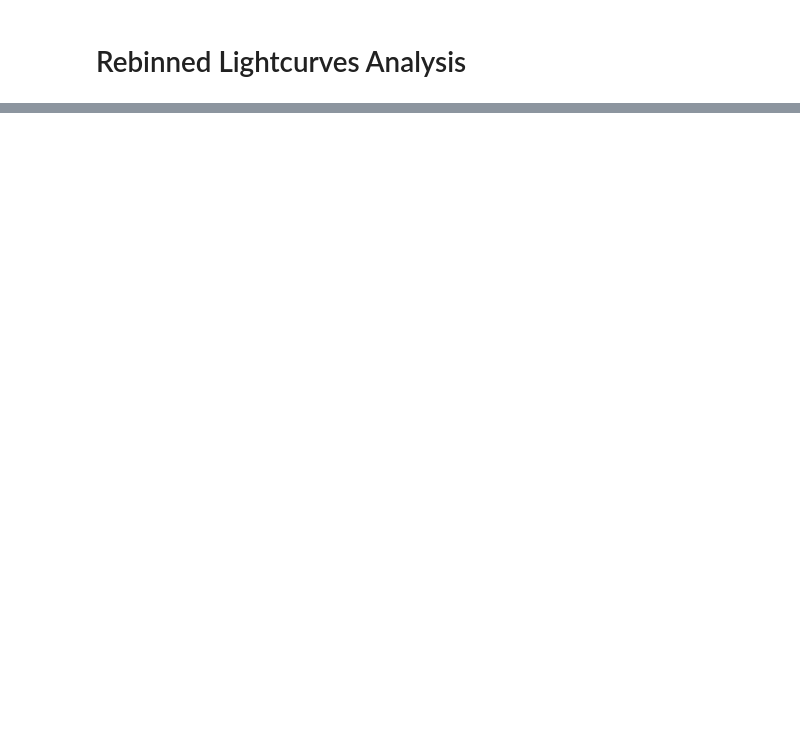
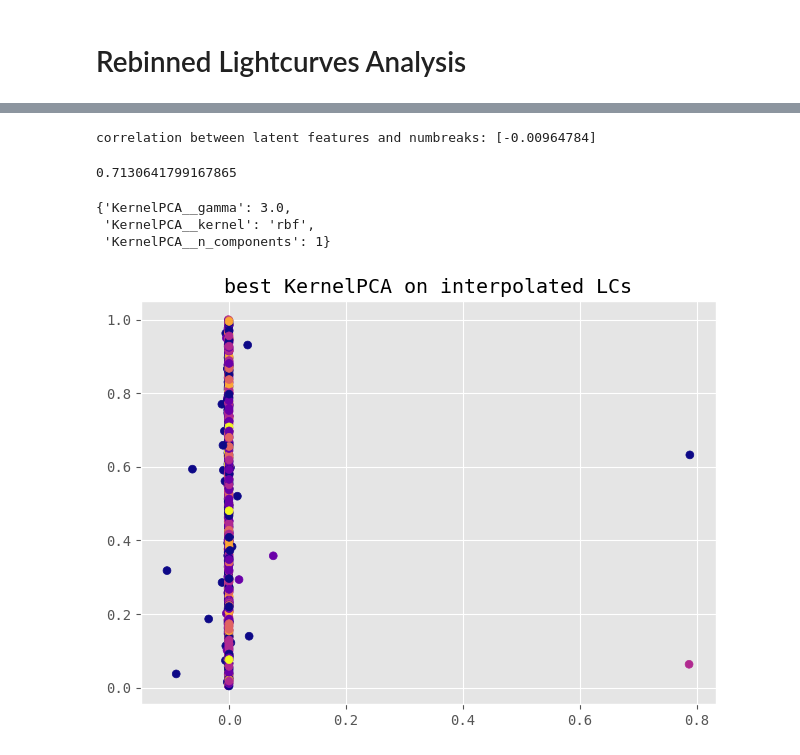
Before and after one commit to Nickolay-Martynenko/GRB-X-Ray-Afterglow, a Jupyter notebook: models/KernelPCA/KernelPCA.ipynb, the cells around one changed output, grey strips where cells are left out. Drawn from its saved outputs; the diff is of its cells as text; code cells hidden in the pictures; blank space fills up the shorter version.

Commit message:
Update KernelPCA and plot.py

```diff
--- a/models/KernelPCA/KernelPCA.ipynb
+++ b/models/KernelPCA/KernelPCA.ipynb
@@ -138,7 +148,9 @@ pipe._final_estimator.best_params_
 # %% [markdown]
 # Rebinned Lightcurves Analysis
 # %%
+train, val, test, labels = train_val_test_downloader('interp')
 train, val, test = tuple(
     map(lambda df: choose_one_column(df, 'lgRate'),
-    train_val_test_downloader('interp'))
+    (train, val, test))
 )
+ytrain = labels.loc[train.index, 'FlaresFlag']
@@ -144,0 +163,3 @@ train, val, test = tuple(
+# %%
+pipe = make_pipe(kernels=('linear', 'rbf', 'sigmoid', 'cosine'))
+pipe.fit(train, ytrain)
@@ -144,0 +182,40 @@ train, val, test = tuple(
+# %%
+def transform(self, dataframe:pd.DataFrame):
+    return self._final_estimator.best_estimator_[0].transform(
+        self[1].transform(
+            self[0].transform(dataframe)
+        )
+    )
+pipe.transform = MethodType(transform, pipe)
+# %%
+df = transform_dataset(pipe, train, val, test, labels)
+# %%
+fragment = df[
+    [col for col in df.columns if col.startswith('feature_')]+
+    ['numbreaks']
+].values
+
+print('correlation between latent features and '+
+      f'numbreaks: {np.corrcoef(fragment, rowvar=False)[:-1, -1]}'
+)
+# %% [output]
+correlation between latent features and numbreaks: [-0.00964784]
+# %%
+# Flares detection best score
+pipe._final_estimator.best_score_
+# %% [output]
+0.7130641799167865
+# %%
+# Optimal parameters
+pipe._final_estimator.best_params_
+# %% [output]
+{'KernelPCA__gamma': 3.0,
+ 'KernelPCA__kernel': 'rbf',
+ 'KernelPCA__n_components': 1}
+# %%
+if not os.path.isdir('./Figures'):
+    os.mkdir('./Figures')
+visualize_latent(df, title='best KernelPCA on interpolated LCs',
+                 savedir='./Figures', show=True)
+# %% [output]
+[figure, added]
```
Also changed, not shown: parts of 12 cells of this notebook, 3 other files.
